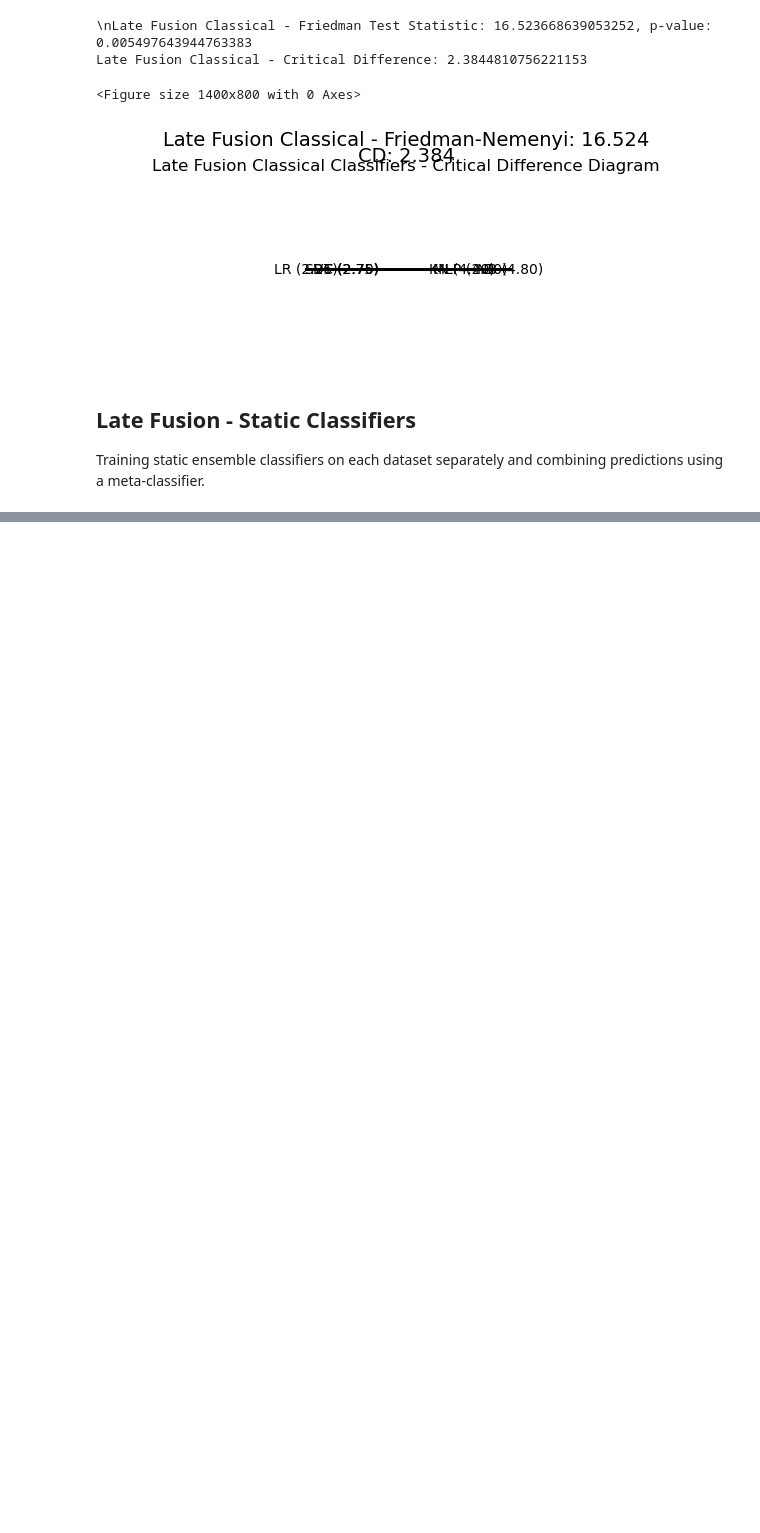
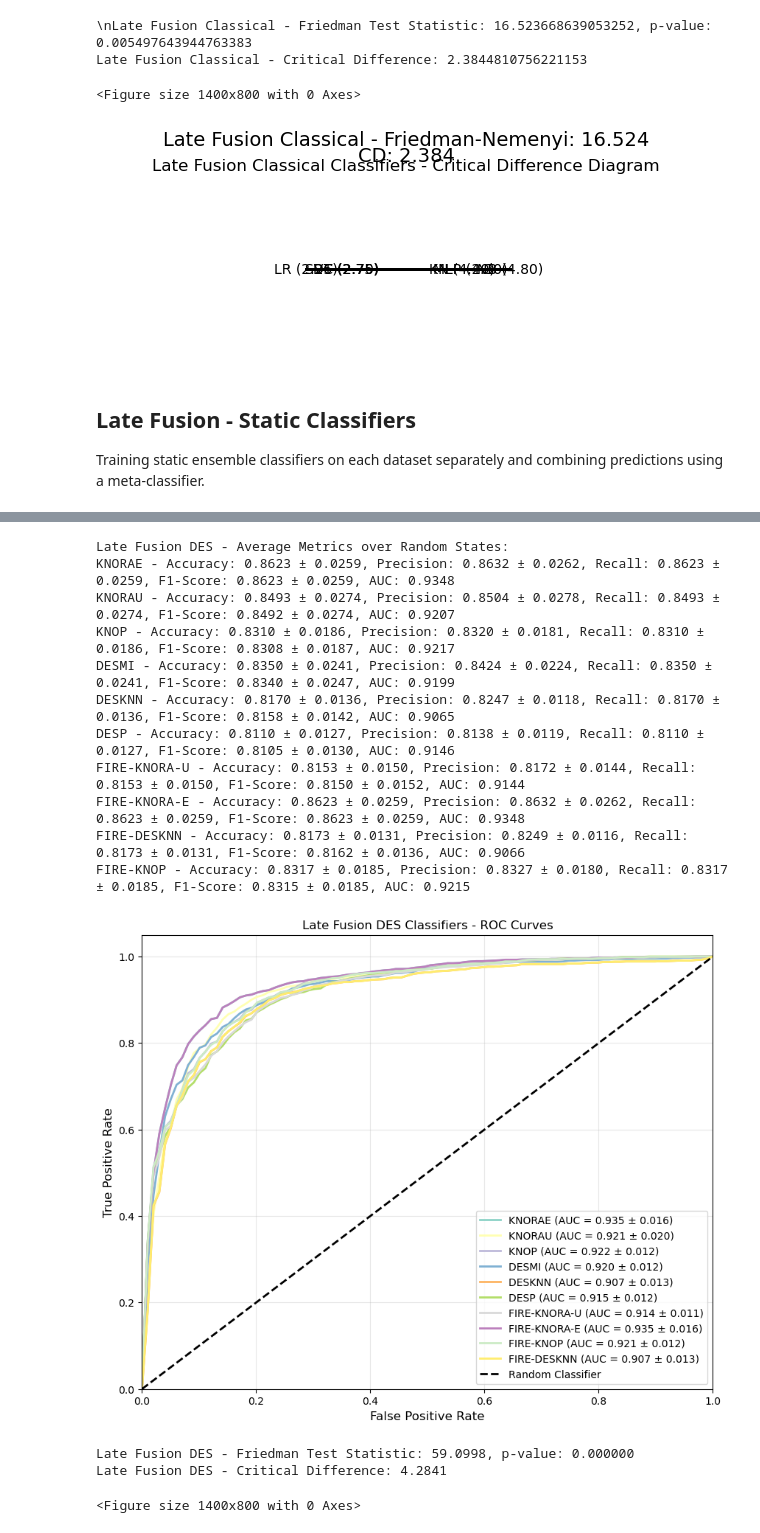
Before and after one commit to InfoLab-SKKU/Explainable-Ensemble-Hypoglycemia, a Jupyter notebook: code/detectionLayerLate.ipynb, the cells around one changed output, grey strips where cells are left out. Cells and saved outputs as stored; diff of their text form; code cells hidden in the pictures; blank space fills up the shorter version.

Commit message:
upt : early + late, DES with good results

```diff
--- a/code/detectionLayerLate.ipynb
+++ b/code/detectionLayerLate.ipynb
@@ -2041,0 +2086,78 @@ Late Fusion DES - Critical Difference: 1.928987299076902
+# %%
+# Display Late Fusion DES Results
+print('\nLate Fusion DES - Average Metrics over Random States:')
+for des_name, metrics in metric_sums_late_des.items():
+    num_runs = len(accuracy_scores_late_des[des_name])
+    if num_runs > 0:
+        avg_accuracy = metrics['accuracy'] / num_runs
+        avg_precision = metrics['precision'] / num_runs
+        avg_recall = metrics['recall'] / num_runs
+        avg_f1 = metrics['f1'] / num_runs
+        std_accuracy = np.std(accuracy_scores_late_des[des_name])
+        std_precision = np.std(precision_scores_late_des[des_name])
+        std_recall = np.std(recall_scores_late_des[des_name])
+        std_f1 = np.std(f1_scores_late_des[des_name])
+        avg_auc = np.mean(roc_aucs_late_des[des_name])
+        print(f'{des_name} - Accuracy: {avg_accuracy:.4f} ± {std_accuracy:.4f}, Precision: {avg_precision:.4f} ± {std_precision:.4f}, Recall: {avg_recall:.4f} ± {std_recall:.4f}, F1-Score: {avg_f1:.4f} ± {std_f1:.4f}, AUC: {avg_auc:.4f}')
+
+# Plot ROC Curves for Late Fusion DES
+valid_roc_curves_des = {k: v for k, v in roc_curves_late_des.items() if len(v) > 0}
+if valid_roc_curves_des:
+    plot_combined_roc_curve(valid_roc_curves_des, valid_roc_curves_des.keys())
+    plt.title('Late Fusion DES Classifiers - ROC Curves')
+    plt.show()
+else:
+    print("No valid ROC curves available for DES methods")
+
+# Friedman Test and CD Diagram for Late Fusion DES
+valid_des_scores = {k: v for k, v in accuracy_scores_late_des.items() if len(v) > 0}
+if len(valid_des_scores) > 1:
+    # Ensure all methods have same number of scores
+    min_scores = min(len(scores) for scores in valid_des_scores.values())
+    normalized_scores = {k: v[:min_scores] for k, v in valid_des_scores.items()}
+
+    df_late_des = pd.DataFrame(normalized_scores)
+
+    if df_late_des.shape[1] > 1 and df_late_des.shape[0] > 1:
+        scores_late_des = [df_late_des[col].values for col in df_late_des.columns]
+        stat_late_des, p_late_des = friedmanchisquare(*scores_late_des)
+        print(f'\nLate Fusion DES - Friedman Test Statistic: {stat_late_des:.4f}, p-value: {p_late_des:.6f}')
+
+        ranks_late_des = df_late_des.rank(axis=1, method='average', ascending=False)
+        average_ranks_late_des = ranks_late_des.mean().values
+        n_datasets_late_des = df_late_des.shape[0]
+        cd_late_des = compute_CD(average_ranks_late_des, n_datasets_late_des, alpha='0.05')
+        print(f'Late Fusion DES - Critical Difference: {cd_late_des:.4f}')
+
+        classifiers_ranked_late_des = [f"{clf} ({rank:.2f})" for clf, rank in zip(df_late_des.columns, average_ranks_late_des)]
+        plt.figure(figsize=(14, 8))
+        graph_ranks(average_ranks_late_des, classifiers_ranked_late_des, cd=cd_late_des, width=6, textspace=1)
+        plt.text(0.5, 1.19, f'Late Fusion DES - Friedman-Nemenyi: {stat_late_des:.3f}', horizontalalignment='center', transform=plt.gca().transAxes, fontsize=14)
+        plt.text(0.5, 1.10, f'CD: {cd_late_des:.3f}', horizontalalignment='center', transform=plt.gca().transAxes, fontsize=14)
+        plt.title('Late Fusion DES Classifiers - Critical Difference Diagram')
+        plt.tight_layout()
+        plt.show()
+    else:
+        print("Insufficient data for Friedman test and CD diagram")
+else:
+    print("Insufficient valid DES methods for statistical analysis")
+
+print("\n" + "="*80)
+print("LATE FUSION DES ANALYSIS COMPLETE")
+print("="*80)
+# %% [output]
+Late Fusion DES - Average Metrics over Random States:
+KNORAE - Accuracy: 0.8623 ± 0.0259, Precision: 0.8632 ± 0.0262, Recall: 0.8623 ± 0.0259, F1-Score: 0.8623 ± 0.0259, AUC: 0.9348
+KNORAU - Accuracy: 0.8493 ± 0.0274, Precision: 0.8504 ± 0.0278, Recall: 0.8493 ± 0.0274, F1-Score: 0.8492 ± 0.0274, AUC: 0.9207
+KNOP - Accuracy: 0.8310 ± 0.0186, Precision: 0.8320 ± 0.0181, Recall: 0.8310 ± 0.0186, F1-Score: 0.8308 ± 0.0187, AUC: 0.9217
+DESMI - Accuracy: 0.8350 ± 0.0241, Precision: 0.8424 ± 0.0224, Recall: 0.8350 ± 0.0241, F1-Score: 0.8340 ± 0.0247, AUC: 0.9199
+DESKNN - Accuracy: 0.8170 ± 0.0136, Precision: 0.8247 ± 0.0118, Recall: 0.8170 ± 0.0136, F1-Score: 0.8158 ± 0.0142, AUC: 0.9065
+DESP - Accuracy: 0.8110 ± 0.0127, Precision: 0.8138 ± 0.0119, Recall: 0.8110 ± 0.0127, F1-Score: 0.8105 ± 0.0130, AUC: 0.9146
+FIRE-KNORA-U - Accuracy: 0.8153 ± 0.0150, Precision: 0.8172 ± 0.0144, Recall: 0.8153 ± 0.0150, F1-Score: 0.8150 ± 0.0152, AUC: 0.9144
+FIRE-KNORA-E - Accuracy: 0.8623 ± 0.0259, Precision: 0.8632 ± 0.0262, Recall: 0.8623 ± 0.0259, F1-Score: 0.8623 ± 0.0259, AUC: 0.9348
+FIRE-DESKNN - Accuracy: 0.8173 ± 0.0131, Precision: 0.8249 ± 0.0116, Recall: 0.8173 ± 0.0131, F1-Score: 0.8162 ± 0.0136, AUC: 0.9066
+FIRE-KNOP - Accuracy: 0.8317 ± 0.0185, Precision: 0.8327 ± 0.0180, Recall: 0.8317 ± 0.0185, F1-Score: 0.8315 ± 0.0185, AUC: 0.9215
+[figure, added]
+Late Fusion DES - Friedman Test Statistic: 59.0998, p-value: 0.000000
+Late Fusion DES - Critical Difference: 4.2841
+<Figure size 1400x800 with 0 Axes>
```
Also changed, not shown: parts of 14 cells of this notebook, 4 other files.
